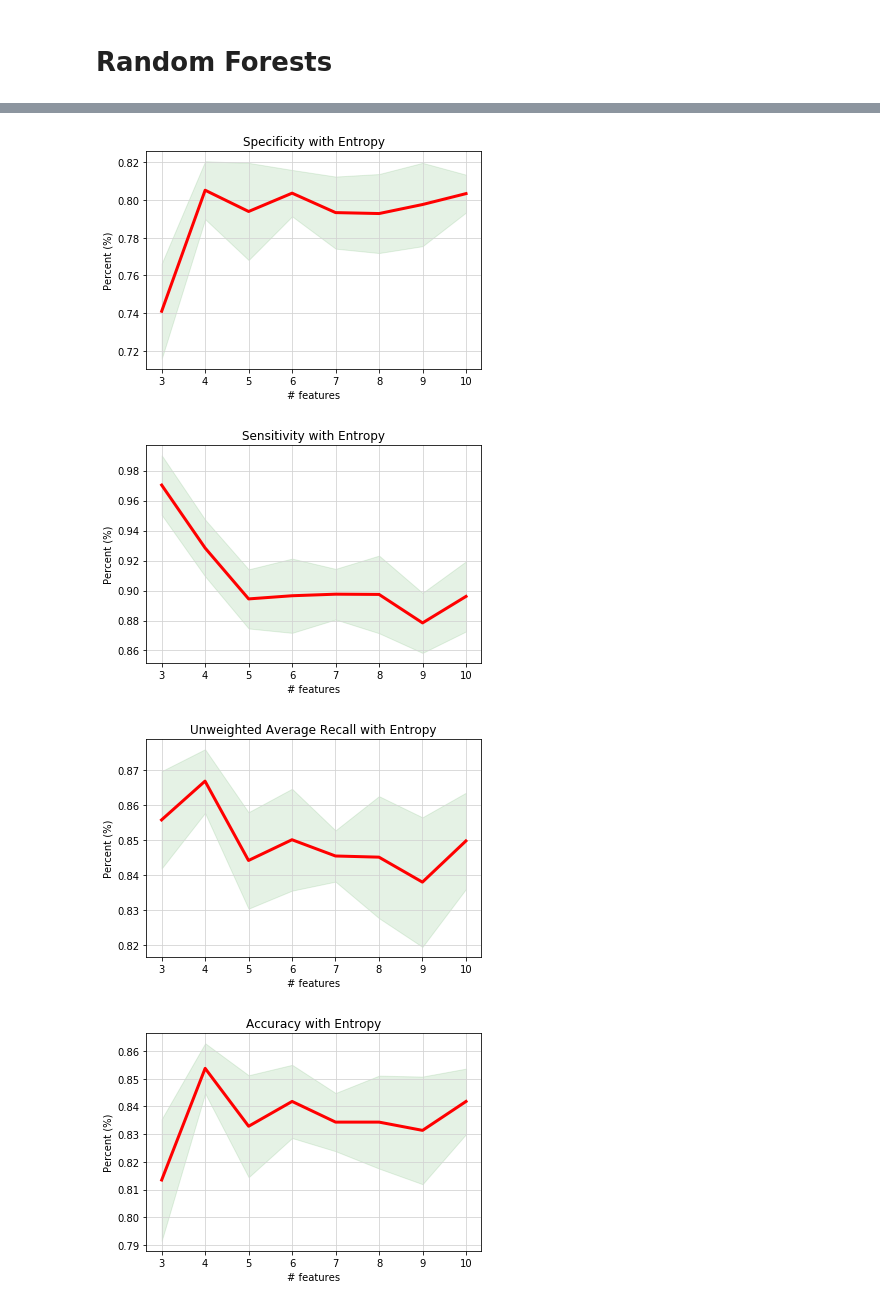
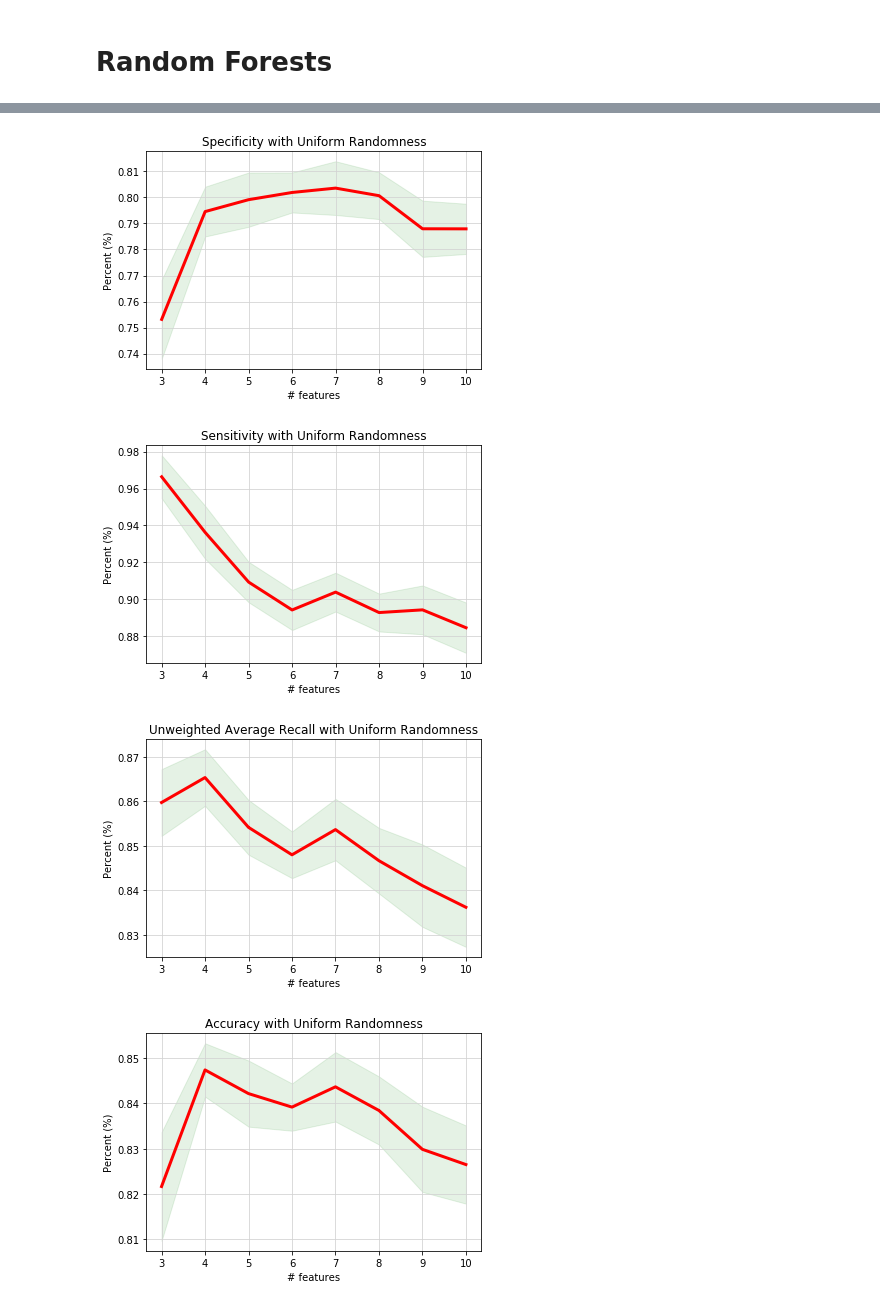
Before and after one commit to addiboyer24/AutismClassifier, a Jupyter notebook: Autism Classification - Final.ipynb, the cells around one changed output, grey strips where cells are left out. Cells and saved outputs as stored; diff of their text form; code cells hidden in the pictures.

```diff
--- a/Autism Classification - Final.ipynb
+++ b/Autism Classification - Final.ipynb
@@ -96,8 +96,8 @@ print(table)
 # %% [markdown]
 # Random Forests
 # %%
-NUM_TREES = 10
-NUM_TRIALS = 10
+NUM_TREES = 21
+NUM_TRIALS = 40
 MIN_FEATURE = 3
 MAX_FEATURE = 10
 # %% [markdown]
@@ -105,11 +105,10 @@ MAX_FEATURE = 10
 # %%
-cost_function = 'Entropy'
-feature_to_sensitivity, feature_to_specificity, feature_to_accuracy, feature_to_uar = random_forest_trials(NUM_TREES, NUM_TRIALS, MIN_FEATURE,MAX_FEATURE, cost_function)
+feature_to_sensitivity, feature_to_specificity, feature_to_accuracy, feature_to_uar = random_forest_trials(NUM_TREES, NUM_TRIALS, MIN_FEATURE,MAX_FEATURE)
 # %%
-generate_performance_plots(feature_to_sensitivity, feature_to_specificity, feature_to_accuracy, feature_to_uar, cost_function)
+generate_performance_plots(feature_to_sensitivity, feature_to_specificity, feature_to_accuracy, feature_to_uar, cost_function='Uniform Randomness')
 # %% [output]
-[figure, old version]
+[figure, new version]
-[figure, old version]
+[figure, new version]
-[figure, old version]
+[figure, new version]
-[figure, old version]
+[figure, new version]
 # %% [markdown]
```
Also changed, not shown: parts of 22 cells of this notebook, 1 other file.
